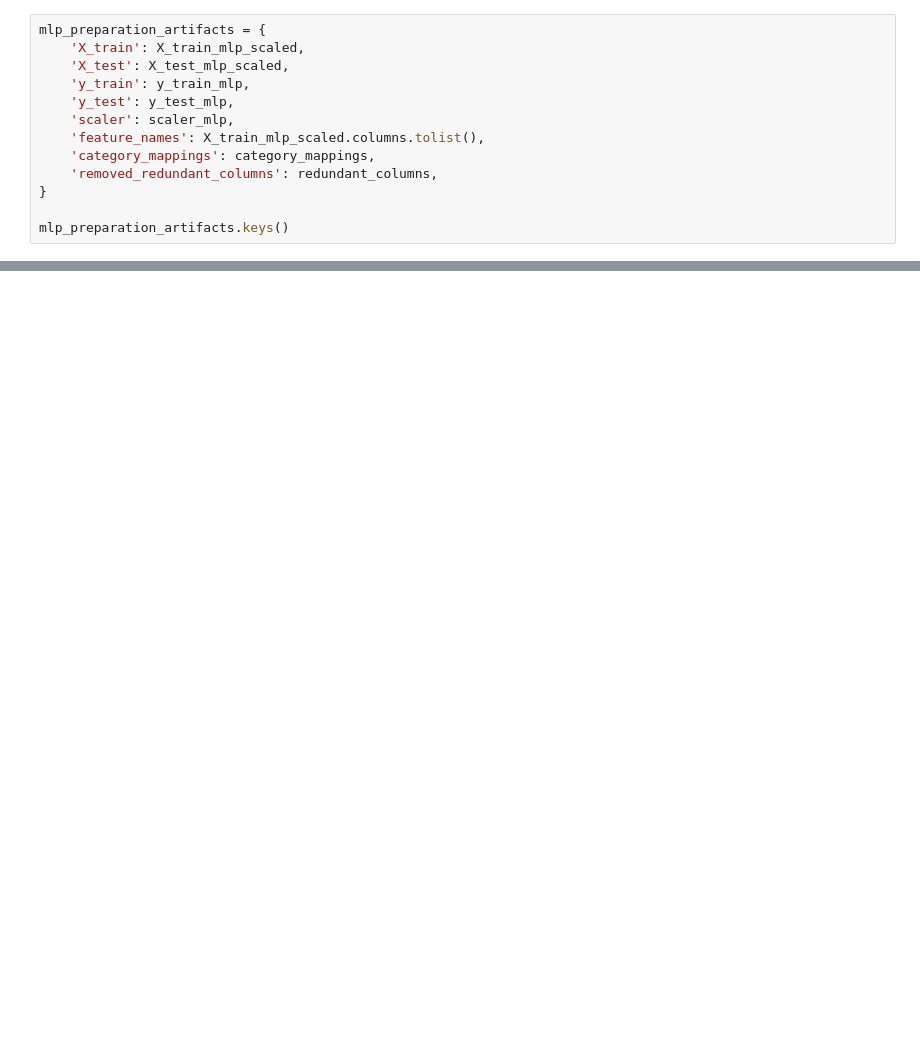
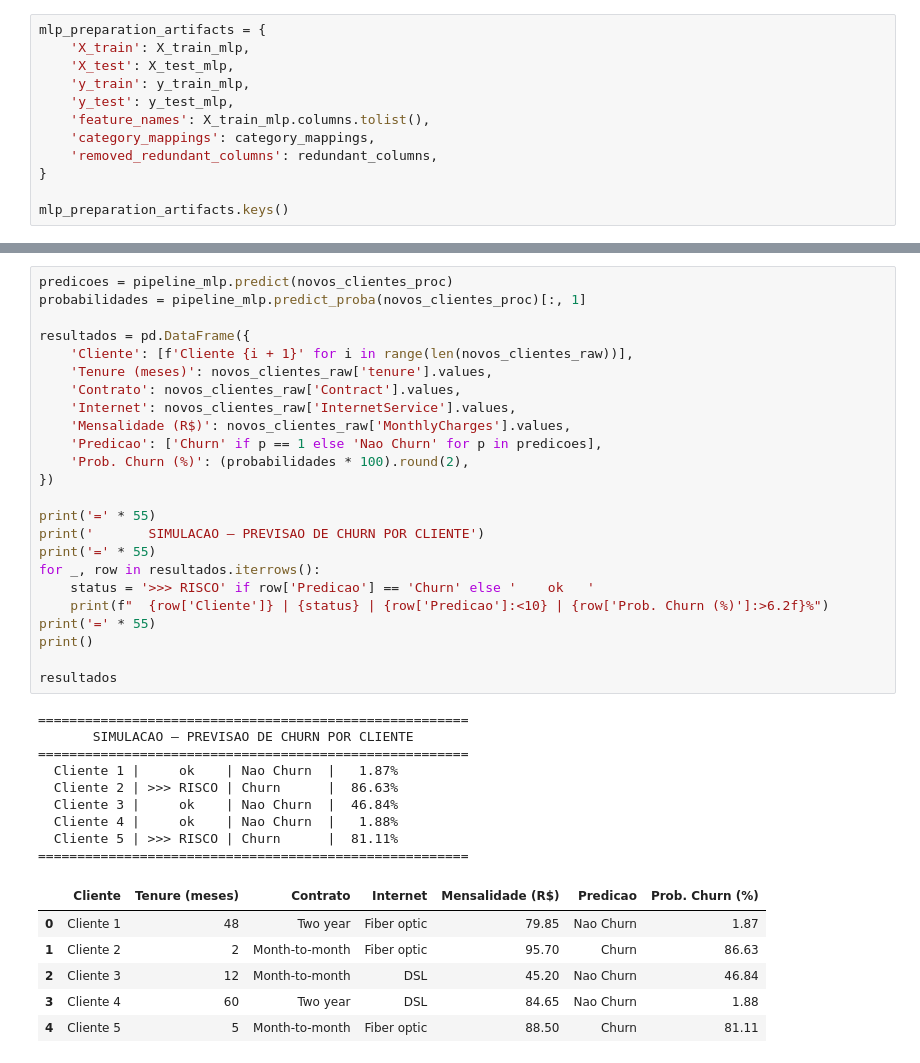
Before and after one commit to vtoriaavila/predicaoChurnMLP, a Jupyter notebook: Telecom Customer Churn Prediction.ipynb, the cells around one changed output, grey strips where cells are left out. Cells and saved outputs as stored; diff of their text form; blank space fills up the shorter version.

```diff
--- a/Telecom Customer Churn Prediction.ipynb
+++ b/Telecom Customer Churn Prediction.ipynb
@@ -142,11 +221,10 @@ Use `X_train_mlp_scaled`, `X_test_mlp_scaled`, `y_train_mlp` e `y_test_mlp` na e
 # %%
 mlp_preparation_artifacts = {
-    'X_train': X_train_mlp_scaled,
-    'X_test': X_test_mlp_scaled,
+    'X_train': X_train_mlp,
+    'X_test': X_test_mlp,
     'y_train': y_train_mlp,
     'y_test': y_test_mlp,
-    'scaler': scaler_mlp,
-    'feature_names': X_train_mlp_scaled.columns.tolist(),
+    'feature_names': X_train_mlp.columns.tolist(),
     'category_mappings': category_mappings,
     'removed_redundant_columns': redundant_columns,
 }
@@ -197,0 +490,40 @@ mlp_model_artifacts.keys()
+# %%
+predicoes = pipeline_mlp.predict(novos_clientes_proc)
+probabilidades = pipeline_mlp.predict_proba(novos_clientes_proc)[:, 1]
+
+resultados = pd.DataFrame({
+    'Cliente': [f'Cliente {i + 1}' for i in range(len(novos_clientes_raw))],
+    'Tenure (meses)': novos_clientes_raw['tenure'].values,
+    'Contrato': novos_clientes_raw['Contract'].values,
+    'Internet': novos_clientes_raw['InternetService'].values,
+    'Mensalidade (R$)': novos_clientes_raw['MonthlyCharges'].values,
+    'Predicao': ['Churn' if p == 1 else 'Nao Churn' for p in predicoes],
+    'Prob. Churn (%)': (probabilidades * 100).round(2),
+})
+
+print('=' * 55)
+print('       SIMULACAO — PREVISAO DE CHURN POR CLIENTE')
+print('=' * 55)
+for _, row in resultados.iterrows():
+    status = '>>> RISCO' if row['Predicao'] == 'Churn' else '    ok   '
+    print(f"  {row['Cliente']} | {status} | {row['Predicao']:<10} | {row['Prob. Churn (%)']:>6.2f}%")
+print('=' * 55)
+print()
+
+resultados
+# %% [output]
+=======================================================
+       SIMULACAO — PREVISAO DE CHURN POR CLIENTE
+=======================================================
+  Cliente 1 |     ok    | Nao Churn  |   1.87%
+  Cliente 2 | >>> RISCO | Churn      |  86.63%
+  Cliente 3 |     ok    | Nao Churn  |  46.84%
+  Cliente 4 |     ok    | Nao Churn  |   1.88%
+  Cliente 5 | >>> RISCO | Churn      |  81.11%
+=======================================================
+|  | Cliente | Tenure (meses) | Contrato | Internet | Mensalidade (R$) | Predicao | Prob. Churn (%) |
+| 0 | Cliente 1 | 48 | Two year | Fiber optic | 79.85 | Nao Churn | 1.87 |
+| 1 | Cliente 2 | 2 | Month-to-month | Fiber optic | 95.70 | Churn | 86.63 |
+| 2 | Cliente 3 | 12 | Month-to-month | DSL | 45.20 | Nao Churn | 46.84 |
+| 3 | Cliente 4 | 60 | Two year | DSL | 84.65 | Nao Churn | 1.88 |
+| 4 | Cliente 5 | 5 | Month-to-month | Fiber optic | 88.50 | Churn | 81.11 |
```
Also changed, not shown: parts of 31 cells of this notebook.
